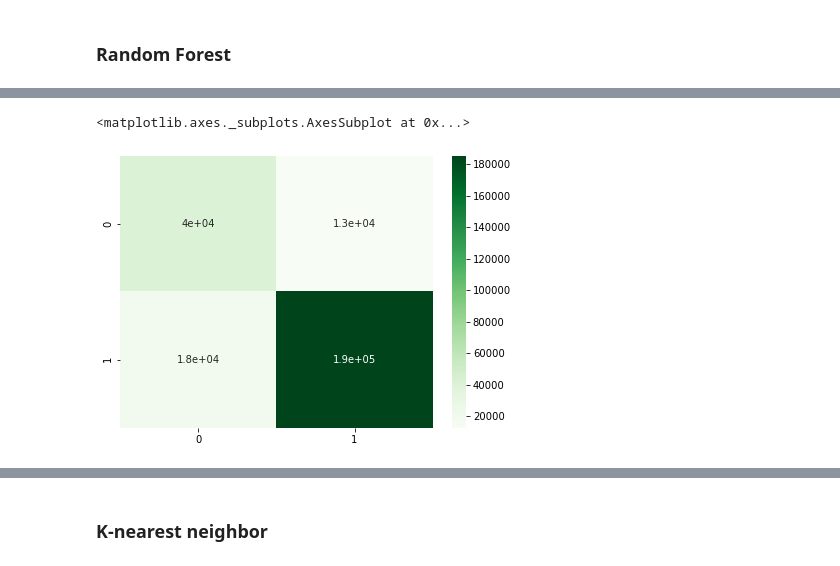
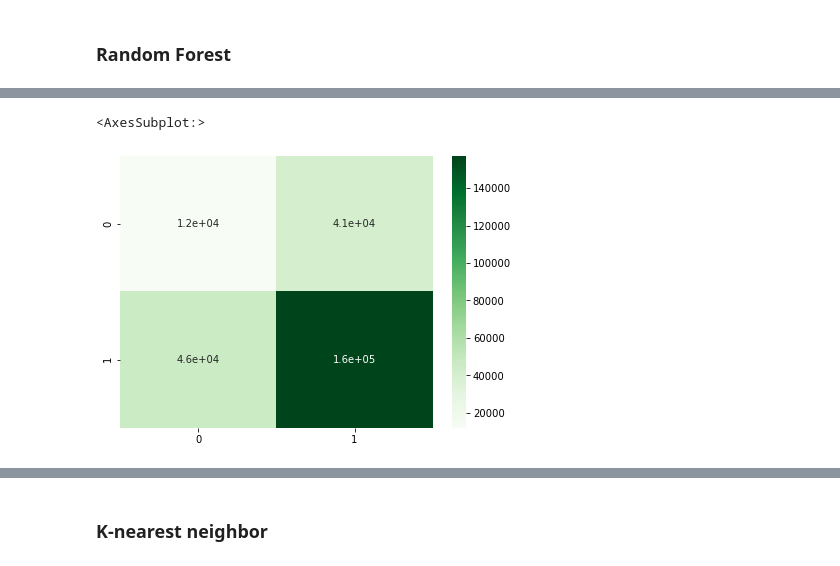
Before and after one commit to natakatch/Springboard, a Jupyter notebook: Capstone two/Notebooks/lending_data_5_Modeling.ipynb, the cells around one changed output, grey strips where cells are left out. Cells and saved outputs as stored; diff of their text form; code cells hidden in the pictures.

```diff
--- a/Capstone two/Notebooks/lending_data_5_Modeling.ipynb
+++ b/Capstone two/Notebooks/lending_data_5_Modeling.ipynb
@@ -426,11 +436,11 @@ print(pl2)
 # %%
 #plot Confusion matrix
 
 plt.figure(figsize = (7,5))
-sns.heatmap(pl, annot=True, cmap ='Greens')
+sns.heatmap(pl2, annot=True, cmap ='Greens')
 # %% [output]
-<matplotlib.axes._subplots.AxesSubplot at 0x...>
+<AxesSubplot:>
-[figure, old version]
+[figure, new version]
 # %%
 print(classification_report(y_test, y_pred2))
 # %% [output]
```
Also changed, not shown: parts of 87 cells of this notebook.
